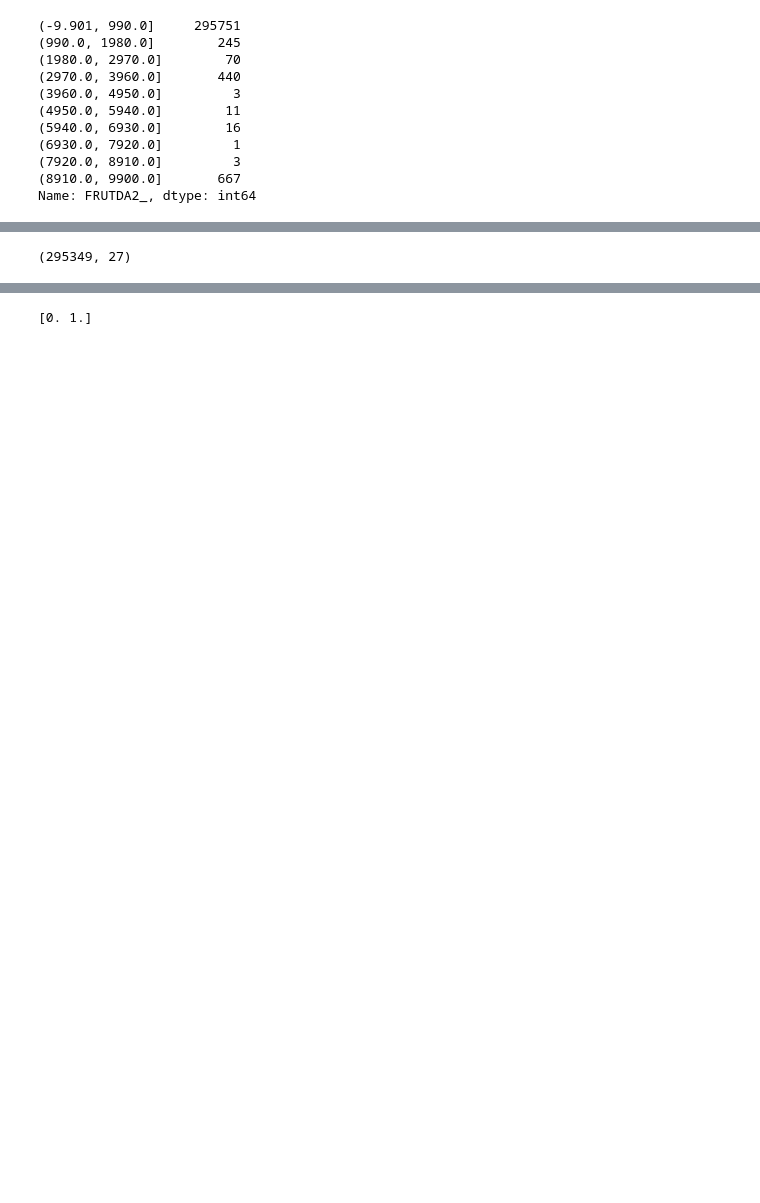
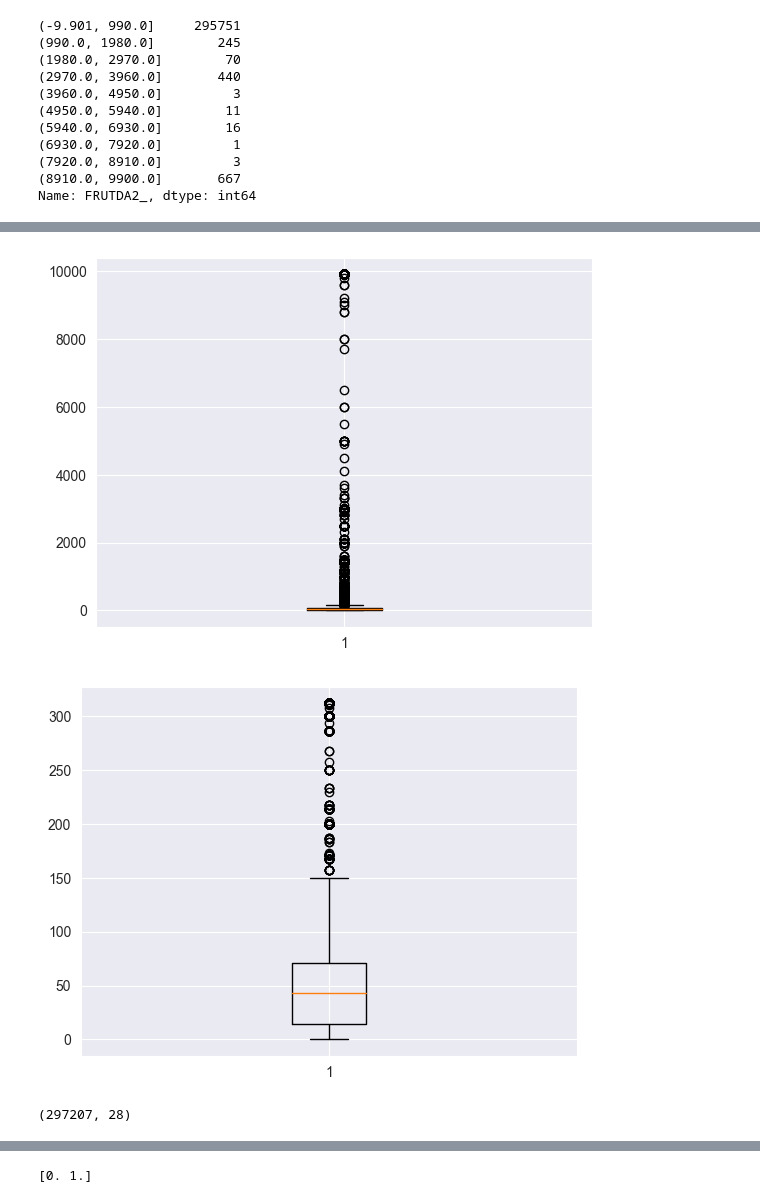
Before and after one commit to RyanGaudion/COM618-DataScience, a Jupyter notebook: Practice/01-ReadDataSet/02-FieldSelection.ipynb, the cells around one changed output, grey strips where cells are left out. Saved outputs shown, nothing was run; the diff lists cells and outputs as text; code cells hidden in the pictures; blank space fills up the shorter version.

```diff
--- a/Practice/01-ReadDataSet/02-FieldSelection.ipynb
+++ b/Practice/01-ReadDataSet/02-FieldSelection.ipynb
@@ -181,9 +207,11 @@ print(brfssSelected.shape) #drops 1400 rows
 # %%
 #GRENDA1_
-brfssSelected = brfssSelected[brfssSelected['GRENDA1_'] <= 1900]
+brfssSelected['GRENDA1_'] = remove_outliers(brfssSelected['GRENDA1_'], True, 0.95)
 brfssSelected['GRENDA1_'] = brfssSelected['GRENDA1_'].div(100)
-print(brfssSelected.shape) #drops 0 rows
+print(brfssSelected.shape)
 # %% [output]
+[figure, added]
+[figure, added]
-(295349, 27)
+(297207, 28)
 # %%
 # POTADA1_
```
Also changed, not shown: parts of 33 cells of this notebook, 2 other files.
